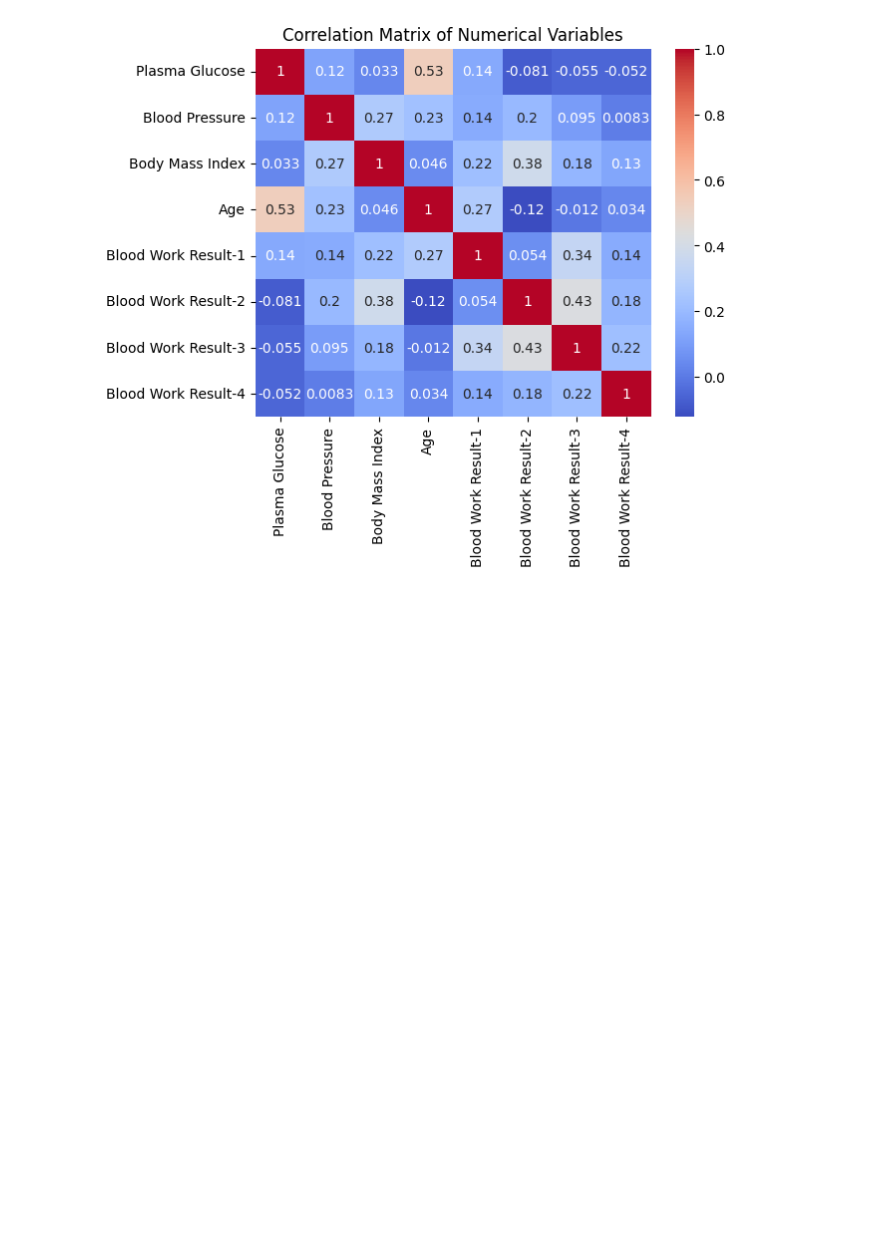
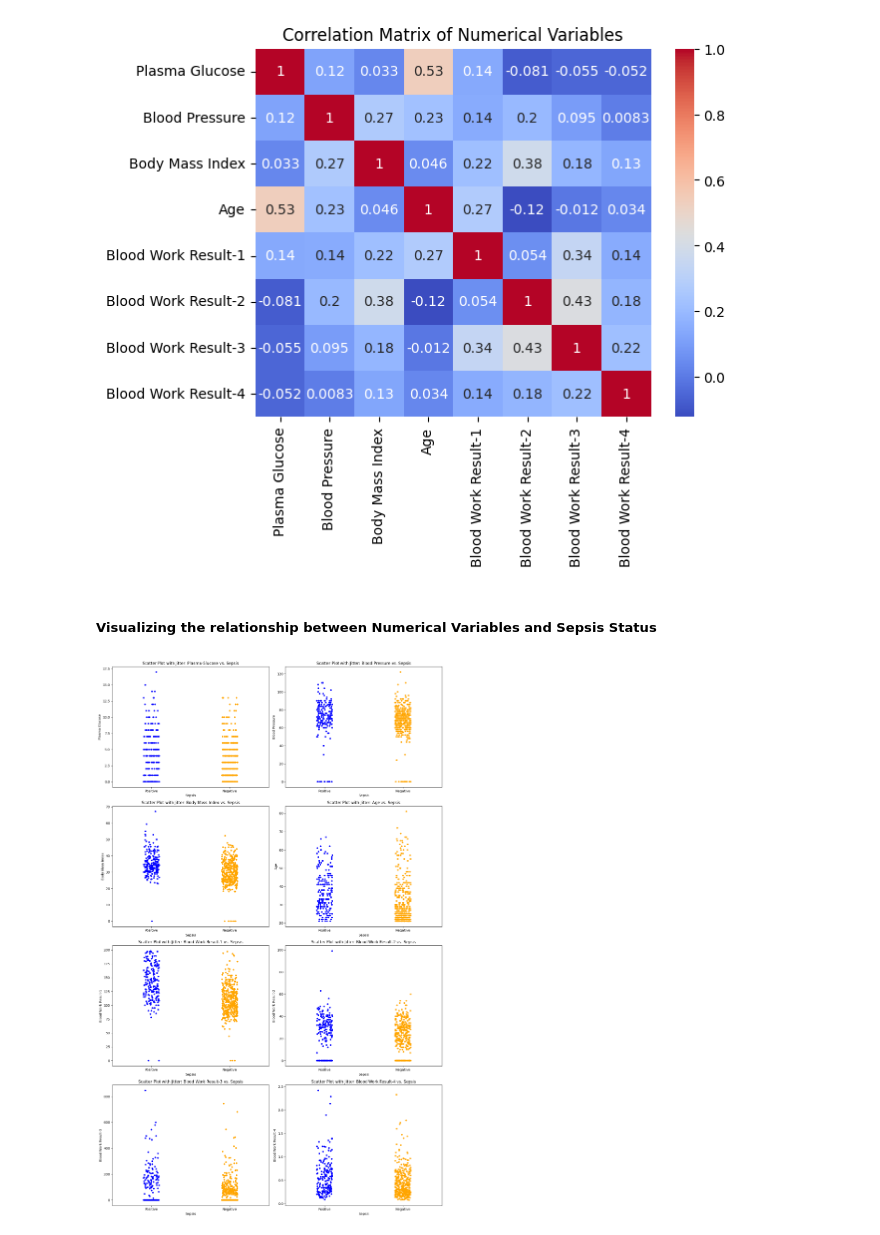
Before and after one commit to AndyMortey/Machine-Learning-API-Using-FastAPI-The-Sepsis-Case-Study, a Jupyter notebook: notebook.ipynb, the cells around one changed output. Saved outputs shown, nothing was run; the diff lists cells and outputs as text; code cells hidden in the pictures; blank space fills up the shorter version.

```diff
--- a/notebook.ipynb
+++ b/notebook.ipynb
@@ -369,3 +369,30 @@ plt.title('Correlation Matrix of Numerical Variables')
 plt.show()
 # %% [output]
 [figure]
+# %% [markdown]
+##### Visualizing the relationship between Numerical Variables and Sepsis Status
+# %%
+import seaborn as sns
+import matplotlib.pyplot as plt
+# List of numerical columns to plot
+numeric_cols = ['Plasma Glucose', 'Blood Pressure', 'Body Mass Index', 'Age',
+                'Blood Work Result-1', 'Blood Work Result-2', 'Blood Work Result-3', 'Blood Work Result-4']
+
+# Create subplots for each numerical variable
+num_rows = len(numeric_cols) // 2 + len(numeric_cols) % 2  # Calculate rows for subplots
+fig, axes = plt.subplots(nrows=num_rows, ncols=2, figsize=(15, 6 * num_rows))
+axes = axes.flatten()
+
+# Plot each numerical variable against Sepsis with jitter
+for i, col in enumerate(numeric_cols):
+    sns.stripplot(x='Sepsis', y=col, data=df, jitter=True, ax=axes[i], hue='Sepsis', palette=['blue', 'orange'])
+    axes[i].set_title(f'Scatter Plot with Jitter: {col} vs. Sepsis')
+
+# Remove empty subplots (if any)
+for j in range(i+1, len(axes)):
+    fig.delaxes(axes[j])
+
+plt.tight_layout()
+plt.show()
+# %% [output]
+[figure, added]
```
Also changed, not shown: parts of 5 cells of this notebook.
